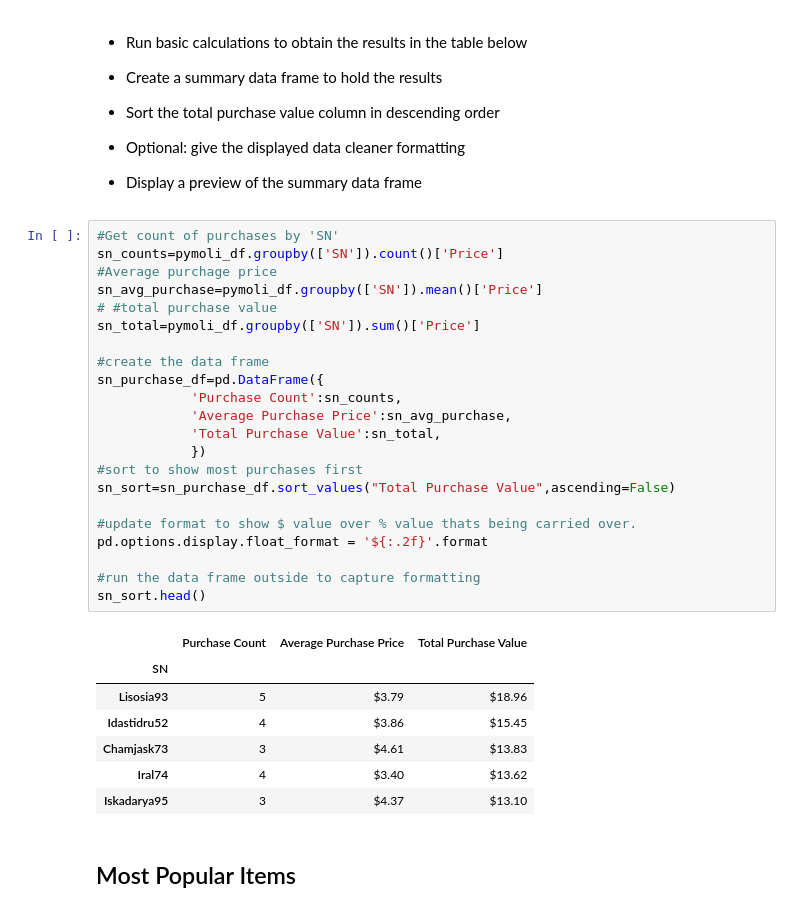
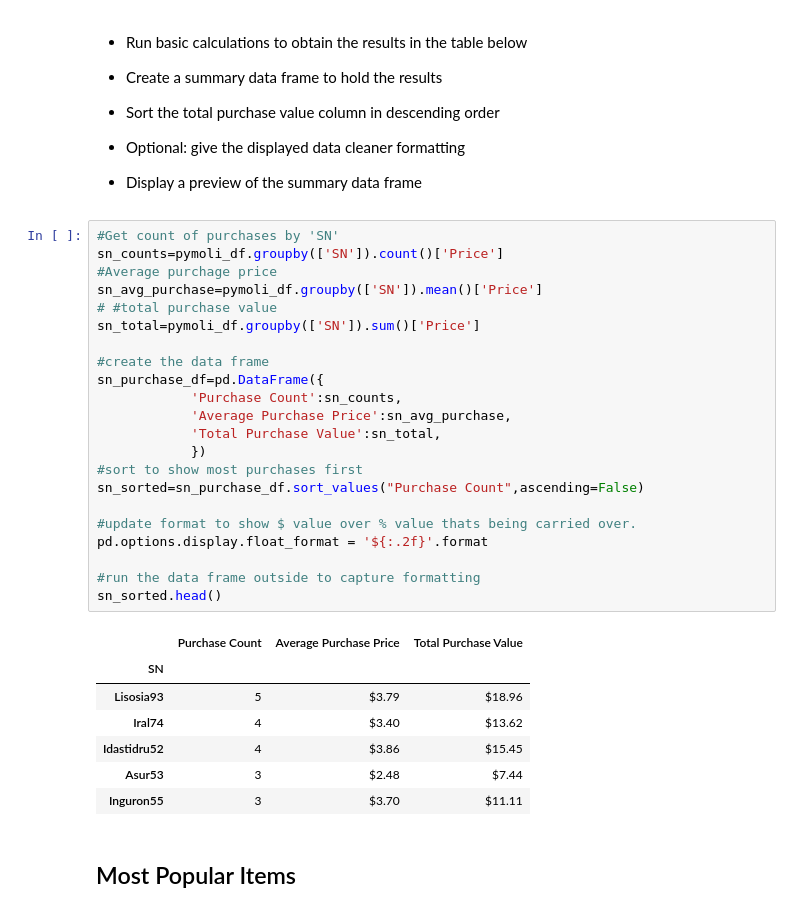
Before and after one commit to Mitchemoto/pandas-challenge, a Jupyter notebook: HeroesOfPymoli_starter.ipynb, the cells around one changed output. Drawn from its saved outputs; the diff is of its cells as text.

```diff
--- a/HeroesOfPymoli_starter.ipynb
+++ b/HeroesOfPymoli_starter.ipynb
@@ -304,33 +303,33 @@ age_purchase_df
 # %%
 #Get count of purchases by 'SN'
 sn_counts=pymoli_df.groupby(['SN']).count()['Price']
 #Average purchage price
 sn_avg_purchase=pymoli_df.groupby(['SN']).mean()['Price']
 # #total purchase value
 sn_total=pymoli_df.groupby(['SN']).sum()['Price']
 
 #create the data frame
 sn_purchase_df=pd.DataFrame({
             'Purchase Count':sn_counts,
             'Average Purchase Price':sn_avg_purchase,
             'Total Purchase Value':sn_total,
             })
 #sort to show most purchases first
-sn_sort=sn_purchase_df.sort_values("Total Purchase Value",ascending=False)
+sn_sorted=sn_purchase_df.sort_values("Purchase Count",ascending=False)
 
 #update format to show $ value over % value thats being carried over.
 pd.options.display.float_format = '${:.2f}'.format
 
 #run the data frame outside to capture formatting
-sn_sort.head()
+sn_sorted.head()
 # %% [output]
 |  | Purchase Count | Average Purchase Price | Total Purchase Value |
 | SN |  |  |  |
 | Lisosia93 | 5 | $3.79 | $18.96 |
+| Iral74 | 4 | $3.40 | $13.62 |
 | Idastidru52 | 4 | $3.86 | $15.45 |
-| Chamjask73 | 3 | $4.61 | $13.83 |
-| Iral74 | 4 | $3.40 | $13.62 |
-| Iskadarya95 | 3 | $4.37 | $13.10 |
+| Asur53 | 3 | $2.48 | $7.44 |
+| Inguron55 | 3 | $3.70 | $11.11 |
 # %% [markdown]
 ## Most Popular Items
 # %% [markdown]
```
Also changed, not shown: parts of 6 cells of this notebook.
